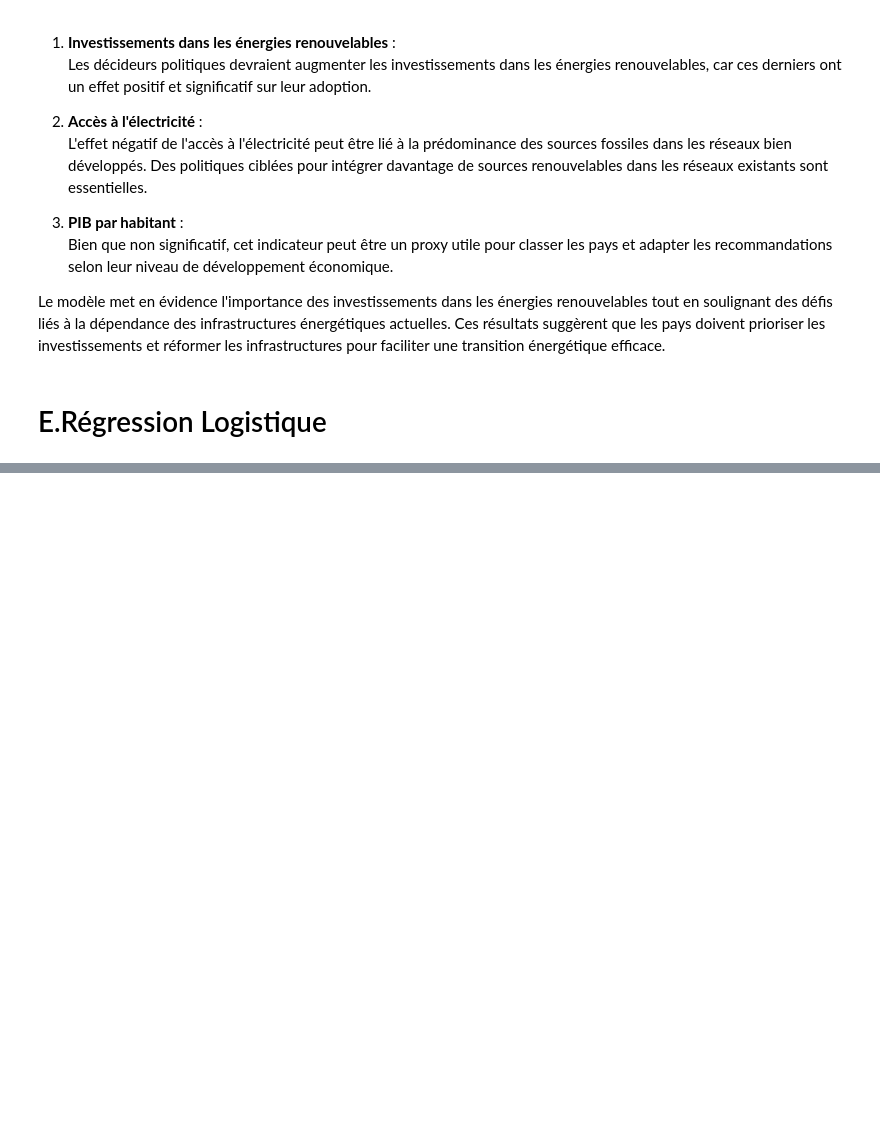
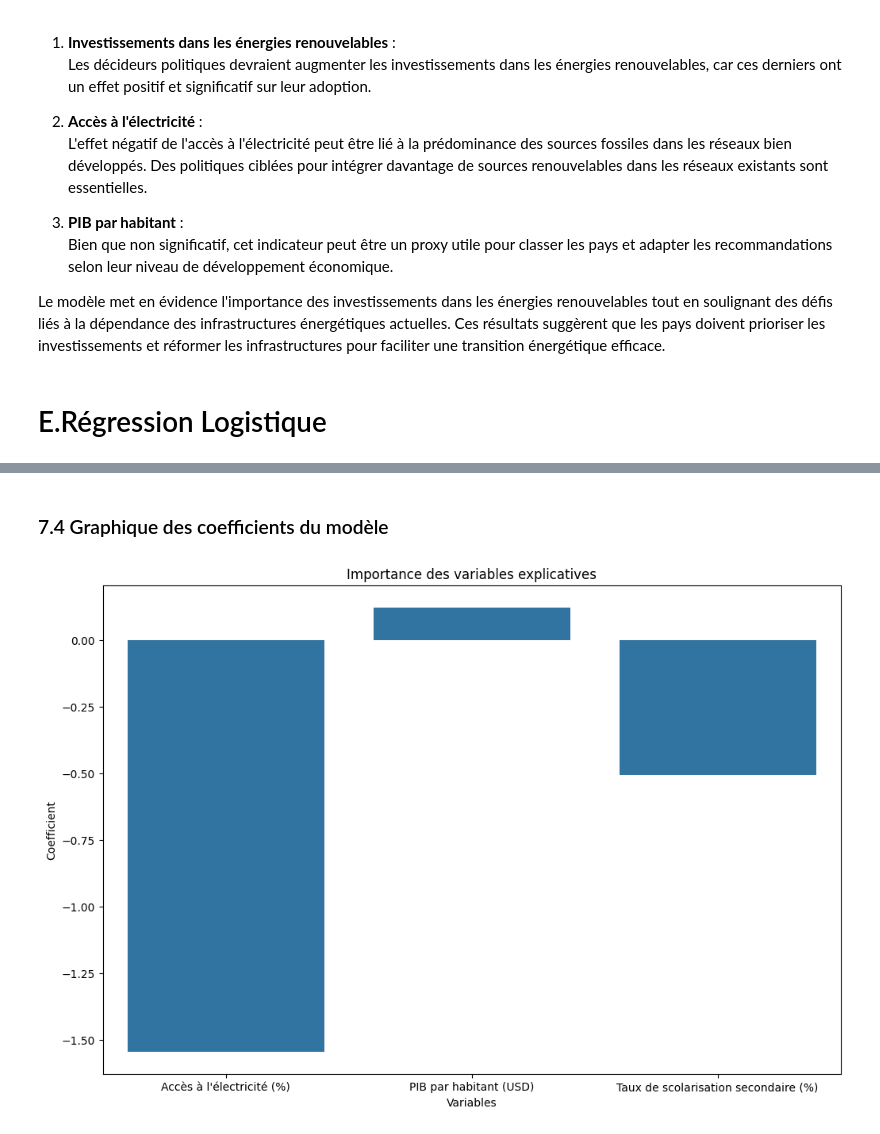
Before and after one commit to Zeina707/DataAnalysis, a Jupyter notebook: Rapport.ipynb, the cells around one changed output, grey strips where cells are left out. Drawn from its saved outputs; the diff is of its cells as text; code cells hidden in the pictures; blank space fills up the shorter version.

```diff
--- a/Rapport.ipynb
+++ b/Rapport.ipynb
@@ -1790,0 +1810,8 @@ Le modèle met en évidence l'importance des investissements dans les énergies
+# %%
+# Assurez-vous que toutes les variables nécessaires sont présentes et traitées correctement
+# Conversion de la variable cible en binaire : 1 si le pays dépasse 50% d'énergie renouvelable, 0 sinon
+df['Dépassement 50%'] = (df["Taux d'énergie renouvelable"] > 50).astype(int)
+
+# Sélectionner les variables explicatives et la variable cible
+X = df[["Accès à l'électricité (%)", "PIB par habitant (USD)", "Taux de scolarisation secondaire (%)"]]
+y = df["Dépassement 50%"]
@@ -1790,0 +1956,19 @@ Le modèle met en évidence l'importance des investissements dans les énergies
+# %% [markdown]
+### 7.4 Graphique des coefficients du modèle
+# %%
+# Affichage des coefficients
+coefficients = model.coef_[0]
+features = X.columns
+
+# Créer un DataFrame des coefficients
+coeff_df = pd.DataFrame(coefficients, features, columns=['Coefficient'])
+
+# Visualiser les coefficients
+plt.figure(figsize=(12, 8))
+sns.barplot(x=coeff_df.index, y=coeff_df['Coefficient'])
+plt.title("Importance des variables explicatives")
+plt.xlabel("Variables")
+plt.ylabel("Coefficient")
+plt.show()
+# %% [output]
+[figure, added]
```
Also changed, not shown: parts of 57 cells of this notebook.
